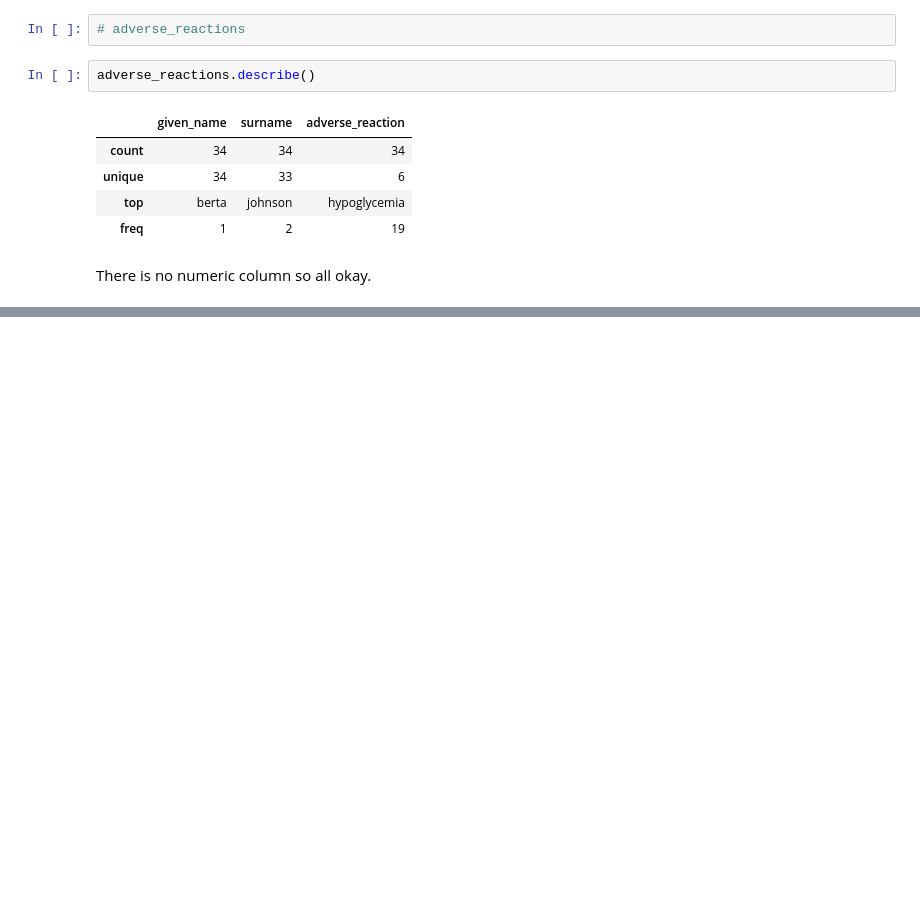
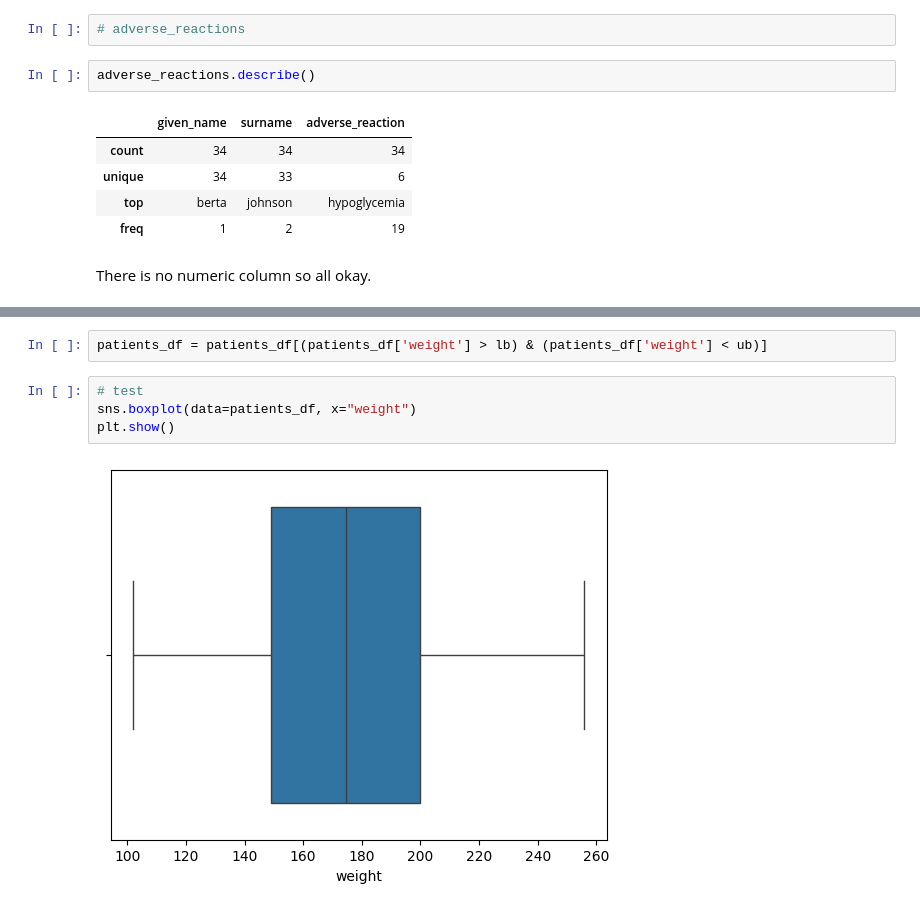
Before and after one commit to OnkarGhadage/EDA, a Jupyter notebook: Learning/Data Assessing and Cleaning/Untitled.ipynb, the cells around one changed output, grey strips where cells are left out. Cells and saved outputs as stored; diff of their text form; blank space fills up the shorter version.

```diff
--- a/Learning/Data Assessing and Cleaning/Untitled.ipynb
+++ b/Learning/Data Assessing and Cleaning/Untitled.ipynb
@@ -588,0 +1209,8 @@ There is no numeric column so all okay.
+# %%
+patients_df = patients_df[(patients_df['weight'] > lb) & (patients_df['weight'] < ub)]
+# %%
+# test
+sns.boxplot(data=patients_df, x="weight")
+plt.show()
+# %% [output]
+[figure, added]
```
Also changed, not shown: parts of 79 cells of this notebook, 2 other files.
